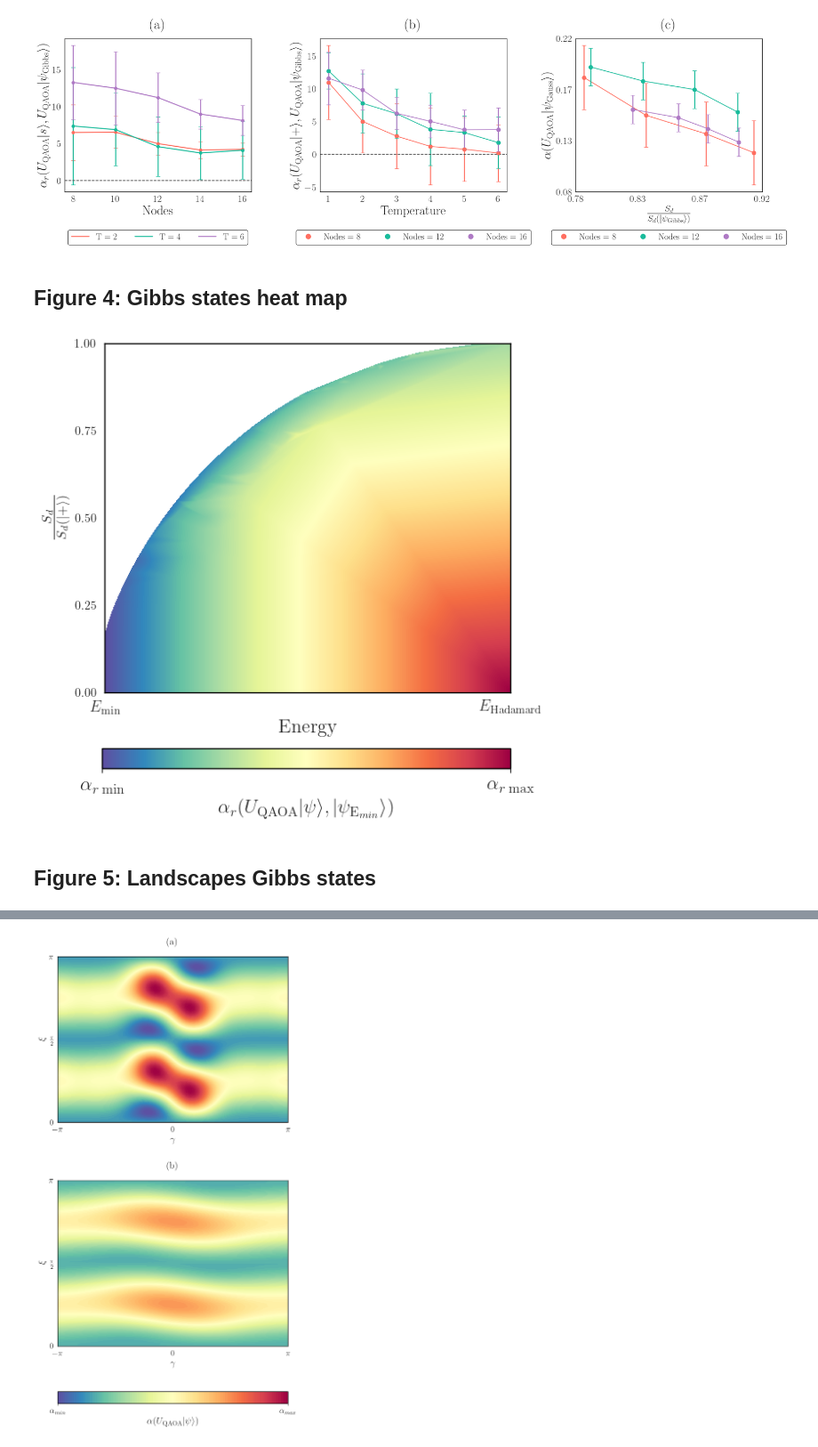
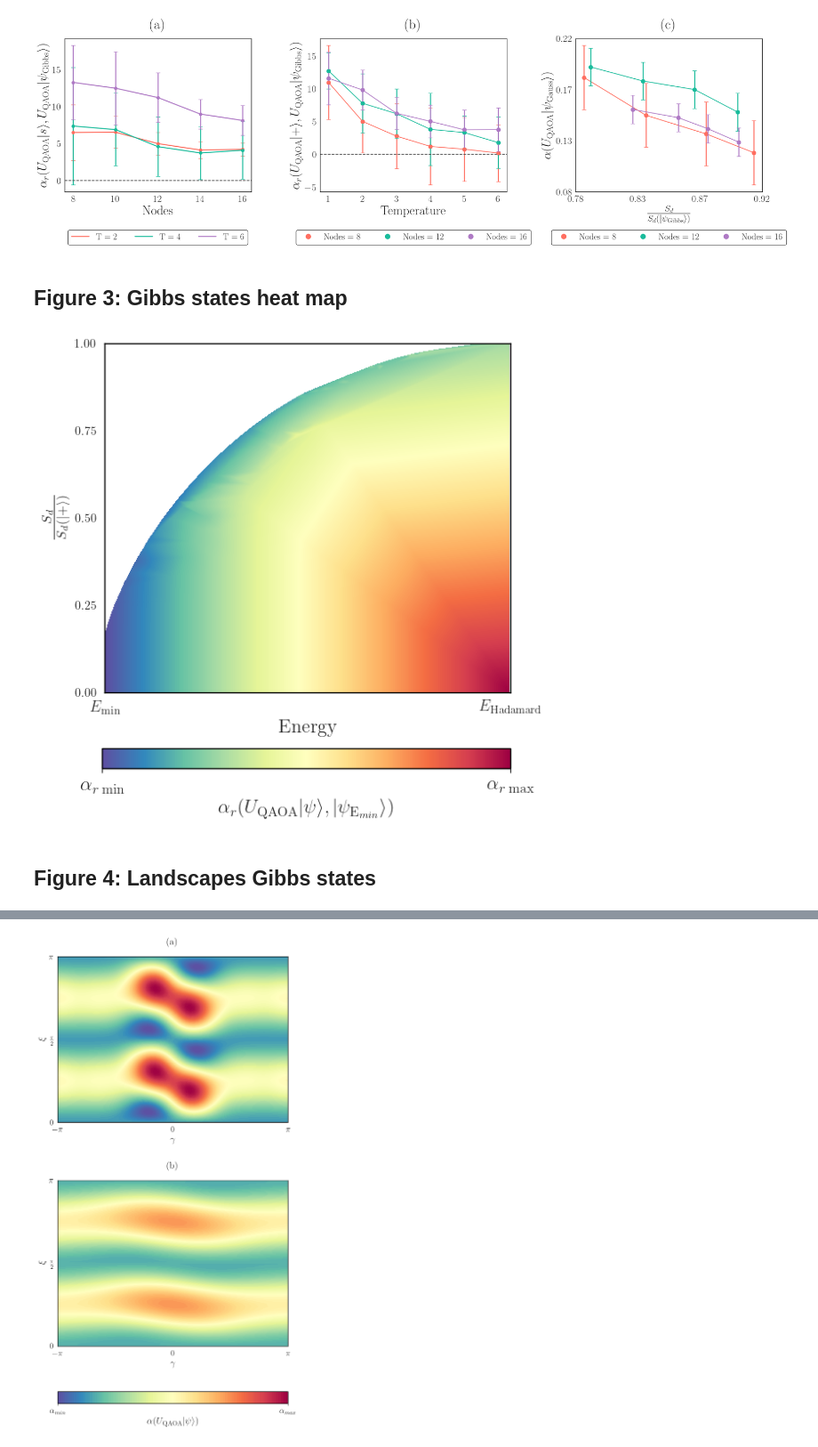
Before and after one commit to qilimanjaro-tech/A-coherent-approach-to-quantum-classical-optimization, a Jupyter notebook: pretraining/plots_figures_paper.ipynb, the cells around one changed output, grey strips where cells are left out. Shown: that part at 89% size. Saved outputs shown, nothing was run; the diff lists cells and outputs as text; code cells hidden in the pictures.

```diff
--- a/pretraining/plots_figures_paper.ipynb
+++ b/pretraining/plots_figures_paper.ipynb
@@ -193,6 +193,7 @@ plt.rcParams['font.family'] = 'serif'
 plt.rcParams['font.weight'] = 'black'
 plt.rcParams['text.usetex'] = True
 plt.rcParams['text.latex.preamble'] = r'\usepackage{amsmath}'
+plt.rcParams['savefig.dpi'] = 300
 
 sns.set_style("whitegrid", {
     'font.family': 'serif',
@@ -381,7 +382,7 @@ plt.show()
 # %% [output]
 [figure]
 # %% [markdown]
-## **Figure 4: Gibbs states heat map**
+## **Figure 3: Gibbs states heat map**
 # %%
 ruta_json = f'logger_data/logger_data_qaoa_performance_gibbs_states_heat_map/case_4_heat_map_n_6_layers_3.json'
 
@@ -434,6 +435,7 @@ sns.set_style("whitegrid", {
     'text.usetex': True,
     'text.latex.preamble': r'\usepackage{amsmath}'
 })
+plt.rcParams['savefig.dpi'] = 300
 
 
 fig, ax = plt.subplots(figsize=(6, 8))
@@ -467,36 +469,36 @@ ax.set_ylim(y_min, y_max)
 
 cbar = plt.colorbar(im, ax=ax, orientation='horizontal', pad=0.2, aspect=20)
 cbar.ax.tick_params(labelsize=16)
 cbar.set_label(r'$\alpha_{r}(U_{\text{QAOA}}|\psi \rangle, |\psi_{\textrm{E}_{min}} \rangle)$', fontsize=16)
 cbar.ax.set_position([0.12, 0.22, 0.78, 0.08])
 cbar.set_ticks([0, 1])
 cbar.set_ticklabels([r'$\alpha_{r \; \textrm{min}}$', r'$\alpha_{r \; \textrm{max}}$'], fontsize=16)
 
 cbar.outline.set_edgecolor('black')
 cbar.outline.set_linewidth(1)
 
 
 ax.set_xticks([x_min, x_max])
 ax.set_xticklabels([r'$E_{\textrm{min}}$', r'$E_{\textrm{Hadamard}}$'], fontsize=13)
 ax.set_ylabel(r'$\frac{S_{d}}{S_{d}(| + \rangle)}$', fontsize=16)
 
 y_ticks = np.linspace(y_min, y_max, 5)
 ax.set_yticks(y_ticks)
 ax.tick_params(axis='y', labelsize=10)
 
 ax.set_xlabel('Energy', fontsize=16)
 
 for ax in [ax]:
     for spine in ax.spines.values():
         spine.set_edgecolor('black')
         spine.set_linewidth(1)
 
 plt.grid(False)
 plt.show()
 # %% [output]
-[figure, old version]
+[figure, new version]
 # %% [markdown]
-## **Figure 5: Landscapes Gibbs states**
+## **Figure 4: Landscapes Gibbs states**
 # %%
 n = 8
 p = 0.5
```
Also changed, not shown: parts of 17 cells of this notebook, 2 other files.
